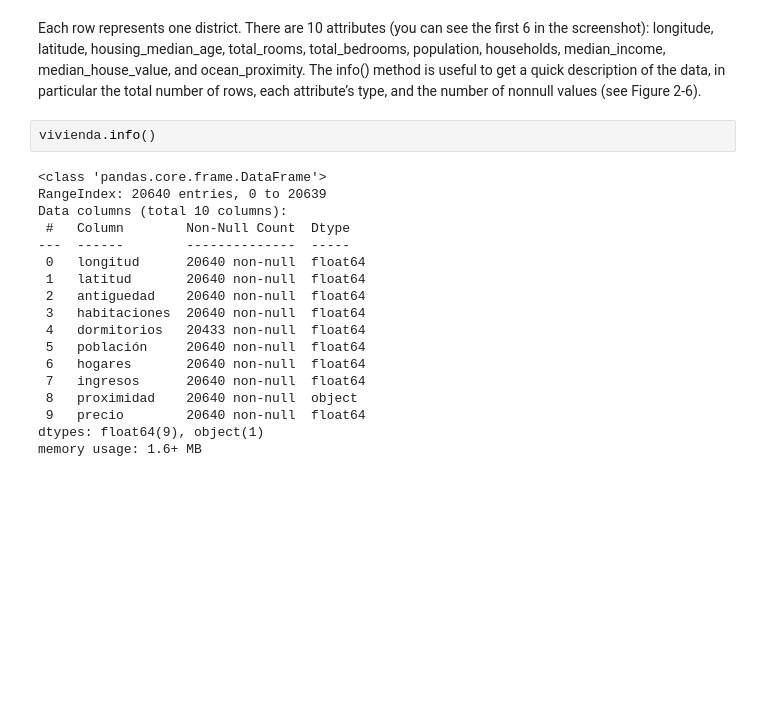
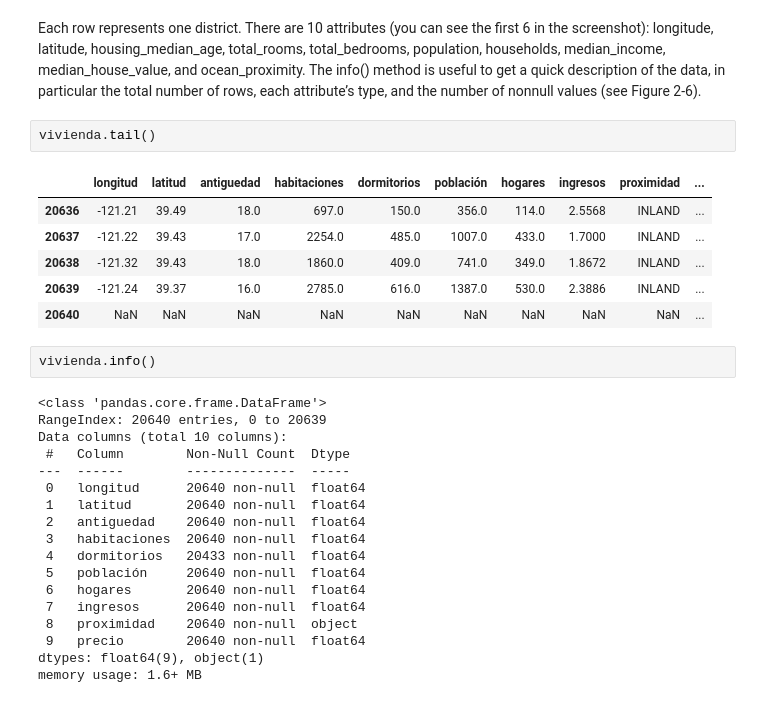
Before and after one commit to marco-canas/cumplea-os_oficina_docentes, a Jupyter notebook: revision_bibloografica/c_2_geron/2_edwin.ipynb, the cells around one changed output. Saved outputs shown, nothing was run; the diff lists cells and outputs as text; blank space fills up the shorter version.

```diff
--- a/revision_bibloografica/c_2_geron/2_edwin.ipynb
+++ b/revision_bibloografica/c_2_geron/2_edwin.ipynb
@@ -69,6 +93,15 @@ median_house_value, and ocean_proximity.
 The info() method is useful to get a quick description of the data, in particular
 the total number of rows, each attribute’s type, and the number of nonnull
 values (see Figure 2-6).
+# %%
+vivienda.tail()
+# %% [output]
+|  | longitud | latitud | antiguedad | habitaciones | dormitorios | población | hogares | ingresos | proximidad | ... |
+| 20636 | -121.21 | 39.49 | 18.0 | 697.0 | 150.0 | 356.0 | 114.0 | 2.5568 | INLAND | ... |
+| 20637 | -121.22 | 39.43 | 17.0 | 2254.0 | 485.0 | 1007.0 | 433.0 | 1.7000 | INLAND | ... |
+| 20638 | -121.32 | 39.43 | 18.0 | 1860.0 | 409.0 | 741.0 | 349.0 | 1.8672 | INLAND | ... |
+| 20639 | -121.24 | 39.37 | 16.0 | 2785.0 | 616.0 | 1387.0 | 530.0 | 2.3886 | INLAND | ... |
+| 20640 | NaN | NaN | NaN | NaN | NaN | NaN | NaN | NaN | NaN | ... |
 # %%
 vivienda.info()
 # %% [output]
```
Also changed, not shown: parts of 10 cells of this notebook, 2 other files.
